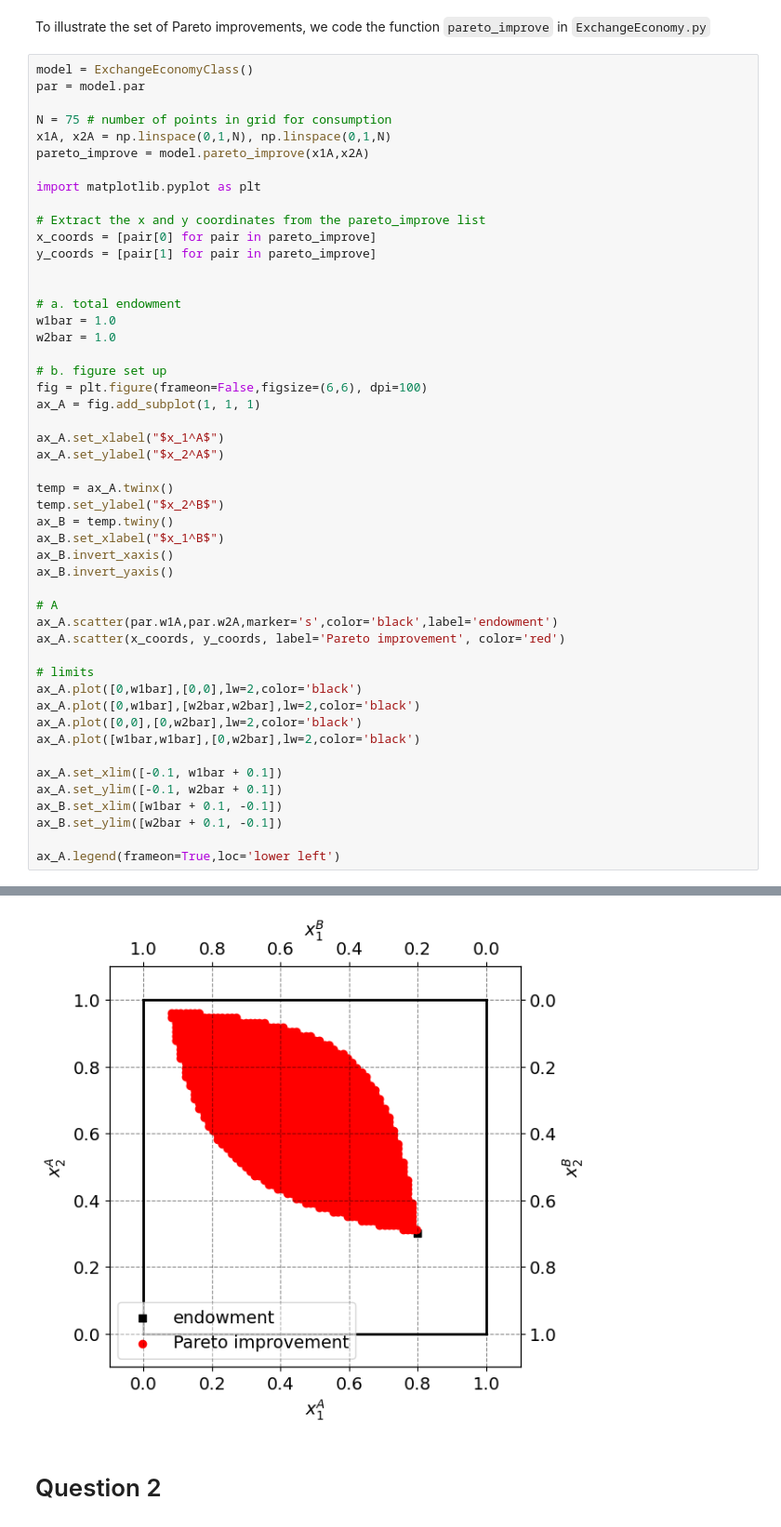
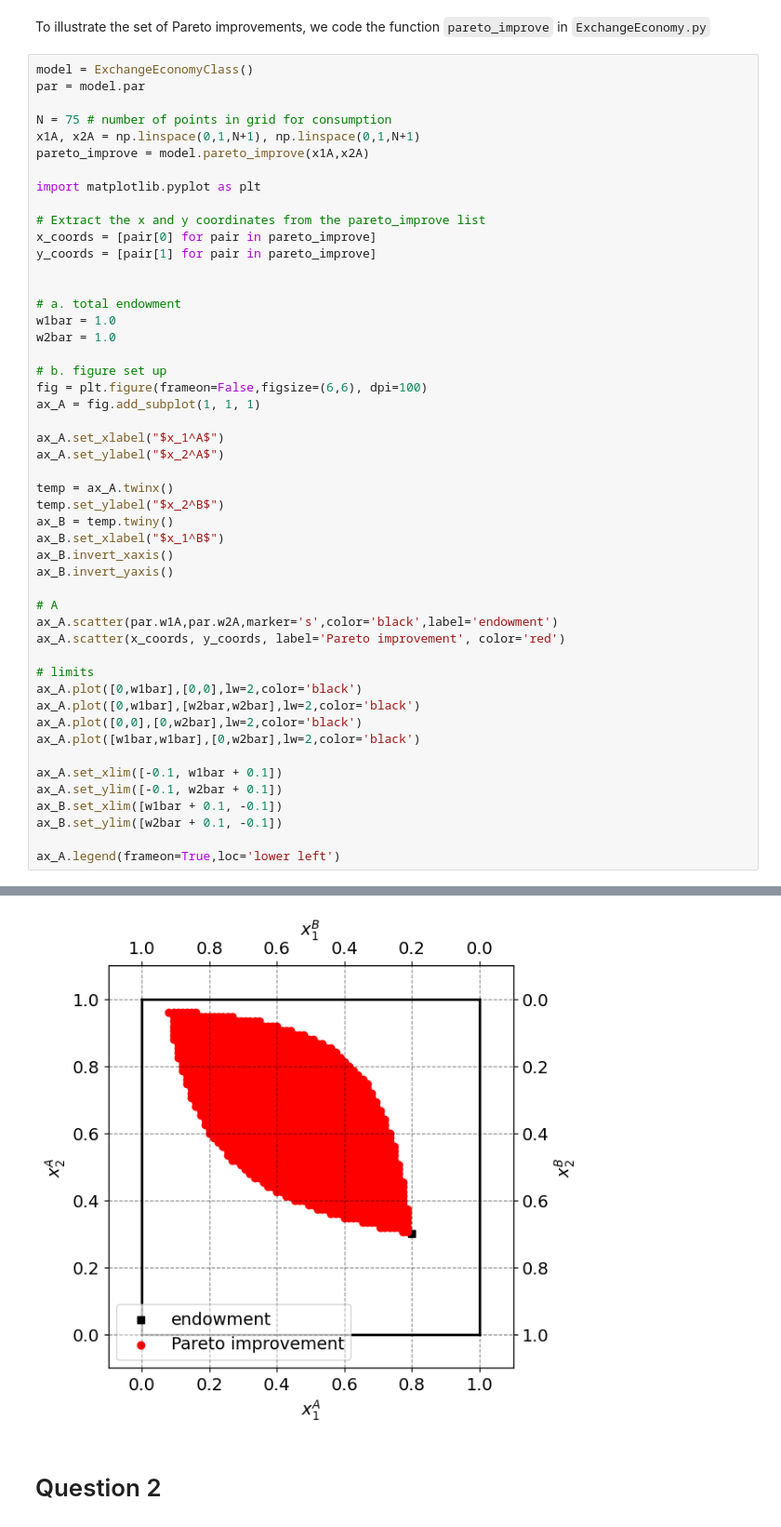
Before and after one commit to NumEconCopenhagen/projects-2024-mikkel-thomas, a Jupyter notebook: inauguralproject/inauguralproject.ipynb, the cells around one changed output, grey strips where cells are left out. Shown at 93% size. Saved outputs shown, nothing was run; the diff lists cells and outputs as text.

```diff
--- a/inauguralproject/inauguralproject.ipynb
+++ b/inauguralproject/inauguralproject.ipynb
@@ -27,7 +24,7 @@ model = ExchangeEconomyClass()
 par = model.par
 
 N = 75 # number of points in grid for consumption
-x1A, x2A = np.linspace(0,1,N), np.linspace(0,1,N)
+x1A, x2A = np.linspace(0,1,N+1), np.linspace(0,1,N+1)
 pareto_improve = model.pareto_improve(x1A,x2A)
 
 import matplotlib.pyplot as plt
@@ -46,34 +43,34 @@ fig = plt.figure(frameon=False,figsize=(6,6), dpi=100)
 ax_A = fig.add_subplot(1, 1, 1)
 
 ax_A.set_xlabel("$x_1^A$")
 ax_A.set_ylabel("$x_2^A$")
 
 temp = ax_A.twinx()
 temp.set_ylabel("$x_2^B$")
 ax_B = temp.twiny()
 ax_B.set_xlabel("$x_1^B$")
 ax_B.invert_xaxis()
 ax_B.invert_yaxis()
 
 # A
 ax_A.scatter(par.w1A,par.w2A,marker='s',color='black',label='endowment')
 ax_A.scatter(x_coords, y_coords, label='Pareto improvement', color='red')
 
 # limits
 ax_A.plot([0,w1bar],[0,0],lw=2,color='black')
 ax_A.plot([0,w1bar],[w2bar,w2bar],lw=2,color='black')
 ax_A.plot([0,0],[0,w2bar],lw=2,color='black')
 ax_A.plot([w1bar,w1bar],[0,w2bar],lw=2,color='black')
 
 ax_A.set_xlim([-0.1, w1bar + 0.1])
 ax_A.set_ylim([-0.1, w2bar + 0.1])
 ax_B.set_xlim([w1bar + 0.1, -0.1])
 ax_B.set_ylim([w2bar + 0.1, -0.1])
 
 ax_A.legend(frameon=True,loc='lower left')
 # %% [output]
 <matplotlib.legend.Legend at 0x...>
-[figure, old version]
+[figure, new version]
 # %% [markdown]
 # Question 2
 # %% [markdown]
```
Also changed, not shown: parts of 13 cells of this notebook, 1 other file.
